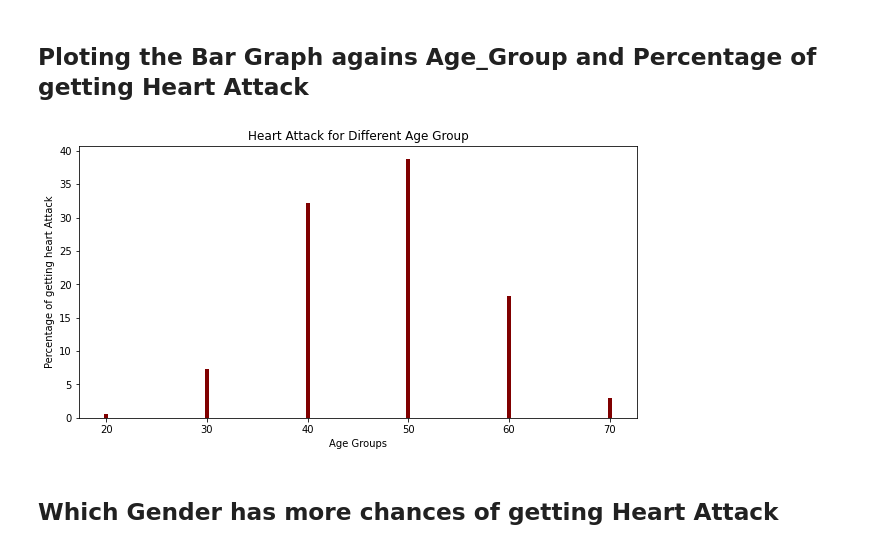
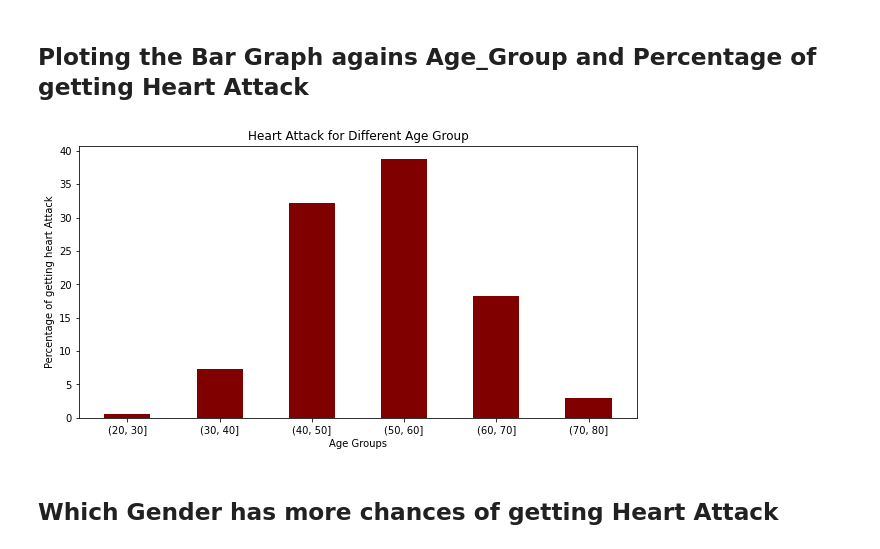
Before and after one commit to sandeshsingh4/DS-Classes, a Jupyter notebook: Assignments/Hear Attack Data.ipynb, the cells around one changed output. Cells and saved outputs as stored; diff of their text form; code cells hidden in the pictures.

```diff
--- a/Assignments/Hear Attack Data.ipynb
+++ b/Assignments/Hear Attack Data.ipynb
@@ -101,13 +101,14 @@ final_dff
 # %%
 fig = plt.figure(figsize = (10, 5))
 plt.bar(final_dff['age_group'], final_dff['percentage'], color ='maroon',
-        width = 0.4)
+        width = 5)
+plt.xticks(final_dff['age_group'], final_dff['range'])
 plt.xlabel("Age Groups")
 plt.ylabel("Percentage of getting heart Attack")
 plt.title("Heart Attack for Different Age Group")
 plt.show()
 # %% [output]
-[figure, old version]
+[figure, new version]
 # %% [markdown]
 ## Which Gender has more chances of getting Heart Attack
 # %% [markdown]
```
Also changed, not shown: parts of 2 cells of this notebook.
